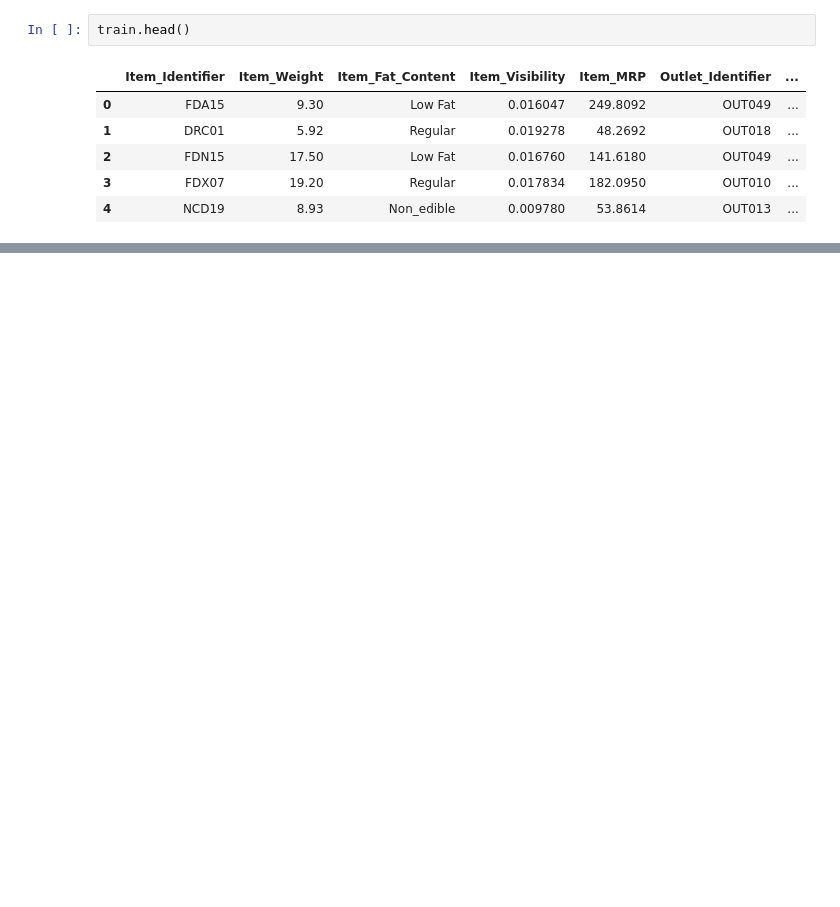
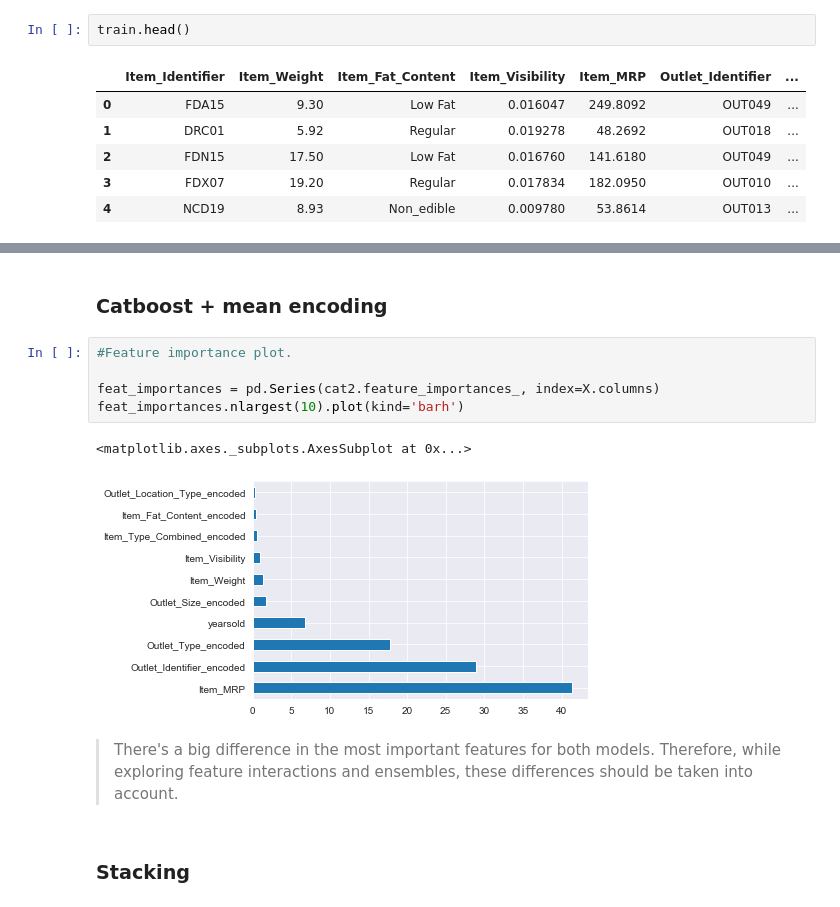
Before and after one commit to KuriaDan/Big-Data-project, a Jupyter notebook: Big_Mart_Sales_Prediction/Big-Mart.ipynb, the cells around one changed output, grey strips where cells are left out. Saved outputs shown, nothing was run; the diff lists cells and outputs as text; blank space fills up the shorter version.

```diff
--- a/Big_Mart_Sales_Prediction/Big-Mart.ipynb
+++ b/Big_Mart_Sales_Prediction/Big-Mart.ipynb
@@ -454,0 +591,14 @@ err:  1081.9577447815084
+# %% [markdown]
+### Catboost + mean encoding
+# %%
+#Feature importance plot.
+
+feat_importances = pd.Series(cat2.feature_importances_, index=X.columns)
+feat_importances.nlargest(10).plot(kind='barh')
+# %% [output]
+<matplotlib.axes._subplots.AxesSubplot at 0x...>
+[figure, added]
+# %% [markdown]
+> There's a big difference in the most important features for both models. Therefore, while exploring feature interactions and ensembles, these differences should be taken into account.
+# %% [markdown]
+### Stacking
```
Also changed, not shown: parts of 27 cells of this notebook, 8 other files.
